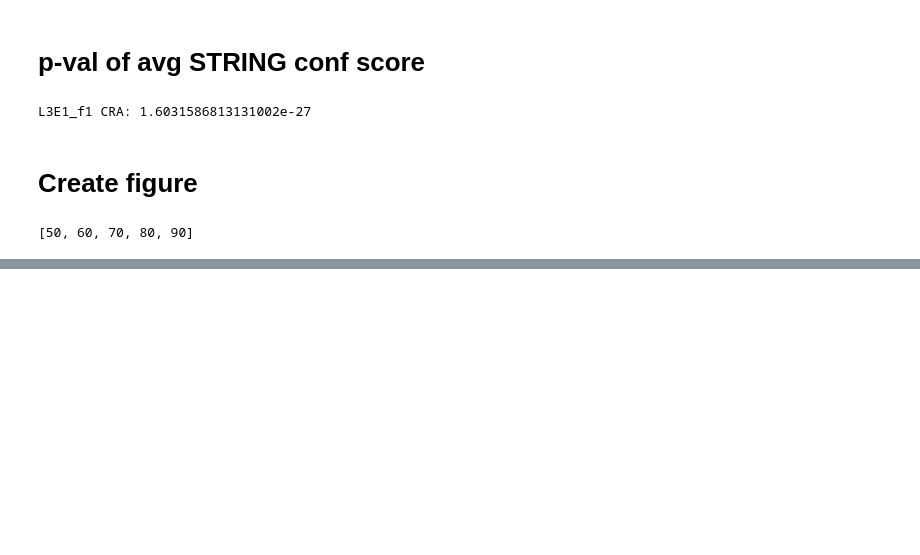
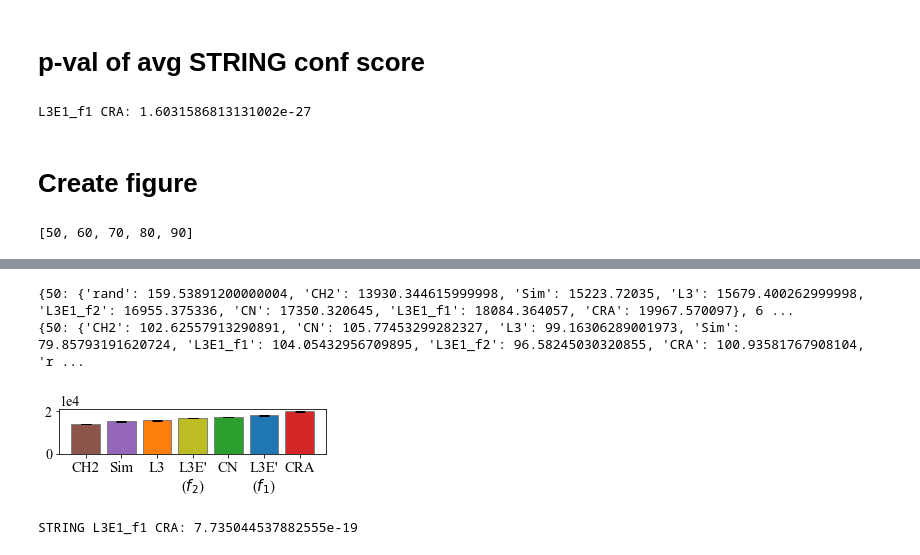
Before and after one commit to andy897221/BMC_PPI_L3N, a Jupyter notebook: src/notebook/Figure - STRING conf score.ipynb, the cells around one changed output, grey strips where cells are left out. Cells and saved outputs as stored; diff of their text form; code cells hidden in the pictures; blank space fills up the shorter version.

```diff
--- a/src/notebook/Figure - STRING conf score.ipynb
+++ b/src/notebook/Figure - STRING conf score.ipynb
@@ -301,0 +384,60 @@ plt.show()
+# %%
+# calculate AUC of scatter plot
+auc_map = {}
+
+ds = 'STRING'
+for randSz in range(50, 100, 10):
+    auc_map[randSz] = {}
+    for method in list(mm_scores[randSz][ds].keys()):
+        auc_map[randSz][method] = []
+        for trial in range(10):
+            X = [i*mm_steps for i in range(len(mm_scores[randSz][ds][method][trial]))]
+            Y = mm_scores[randSz][ds][method][trial]
+            auc_map[randSz][method].append(metrics.auc(X, Y))
+
+sorted_mean_auc, err_auc = {}, {}
+for randSz in range(50, 100, 10):
+    sorted_mean_auc[randSz], err_auc[randSz] = {}, {}
+    for method in auc_map[randSz]:
+        sorted_mean_auc[randSz][method] = np.mean(auc_map[randSz][method])
+        err_auc[randSz][method] = np.std(auc_map[randSz][method])
+    sorted_mean_auc[randSz] = dict(sorted(sorted_mean_auc[randSz].items(), key=lambda item: item[1]))
+
+print(sorted_mean_auc)
+print(err_auc)
+# %% [output]
+{50: {'rand': 159.53891200000004, 'CH2': 13930.344615999998, 'Sim': 15223.72035, 'L3': 15679.400262999998, 'L3E1_f2': 16955.375336, 'CN': 17350.320645, 'L3E1_f1': 18084.364057, 'CRA': 19967.570097}, 6 ...
+{50: {'CH2': 102.62557913290891, 'CN': 105.77453299282327, 'L3': 99.16306289001973, 'Sim': 79.85793191620724, 'L3E1_f1': 104.05432956709895, 'L3E1_f2': 96.58245030320855, 'CRA': 100.93581767908104, 'r ...
+# %%
+# auc bar plot
+plt.rc('axes', titlesize=18)
+plt.rc('axes', labelsize=18)
+plt.rc('xtick', labelsize=15)
+plt.rc('ytick', labelsize=14)
+plt.rc('legend', fontsize=13)
+plt.rcParams["font.family"] = "Times New Roman"
+
+# auc bar plot
+fig = plt.figure(figsize=(4.2,1.7))
+xtick = [k for k in list(sorted_mean_auc[50].keys()) if k != 'rand']
+plt.bar([abbrevs[x] for x in xtick], [sorted_mean_auc[50][x] for x in xtick]
+        , yerr=[err_auc[50][x] for x in xtick], capsize=5
+        , color=[colors[x] for x in xtick], edgecolor='grey')
+
+ax = plt.gca()
+ax.ticklabel_format(axis='y', style='sci', scilimits=(0,0))
+plt.tight_layout()
+plt.savefig("./img_experiments/{}_mmConfAUC.png".format(ds), dpi=300)
+# %% [output]
+[figure, added]
+# %%
+# p val
+# sample to do: top 2 both to third, between top 2
+ds = 'STRING'
+pairs = ['L3E1_f1', 'CRA']
+pop1 = auc_map[50][pairs[0]]
+pop2 = auc_map[50][pairs[1]]
+pVal = stats.ttest_ind(pop1, pop2)[1]
+print("{} {} {}: {}".format(ds, pairs[0], pairs[1], pVal))
+# %% [output]
+STRING L3E1_f1 CRA: 7.735044537882555e-19
```
Also changed, not shown: parts of 16 cells of this notebook, 20 other files.
